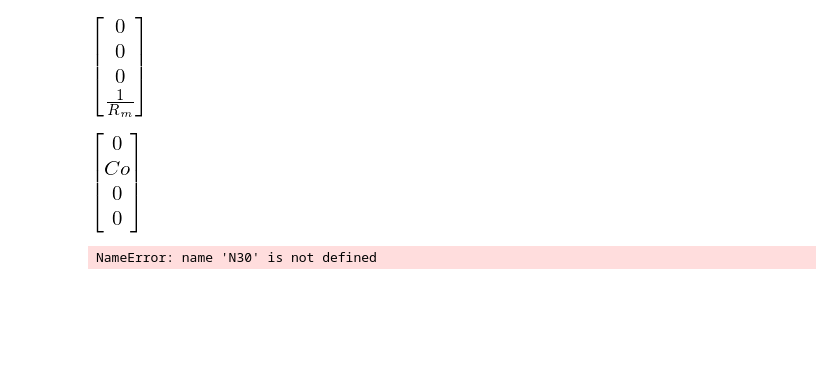
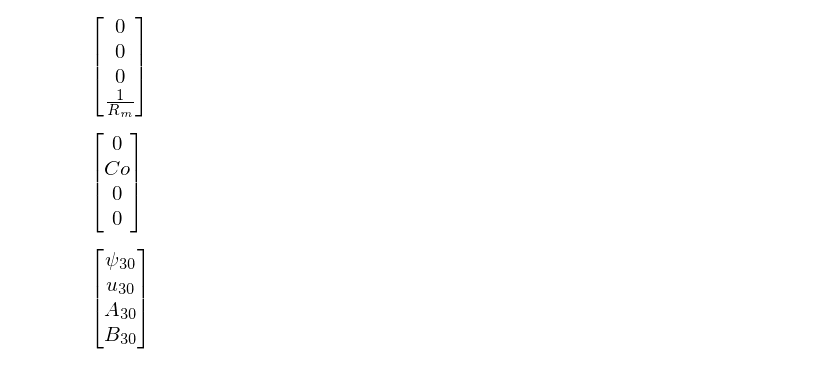
Before and after one commit to jsoishi/weakly_nonlinear_mri, a Jupyter notebook: python/adjoint solution.ipynb, the cells around one changed output. Drawn from its saved outputs; the diff is of its cells as text; code cells hidden in the pictures; blank space fills up the shorter version.

```diff
--- a/python/adjoint solution.ipynb
+++ b/python/adjoint solution.ipynb
@@ -334,7 +334,8 @@ X = Matrix([[0, 0, Co*dx**2, 0],
 X*U11
 # %% [output]
 [figure]
-# %%
-U11.adjoint()*N30
-# %% [output]
-NameError: name 'N30' is not defined
+# %%
+V30 = Matrix([psi30, u30, A30, B30])
+V30
+# %% [output]
+[figure, added]
```
Also changed, not shown: parts of 8 cells of this notebook, 1 other file.
